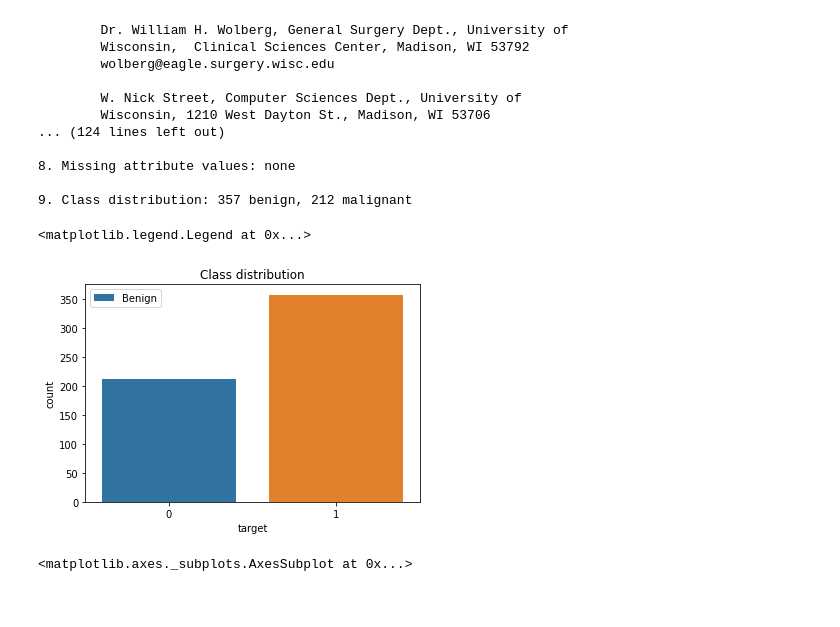
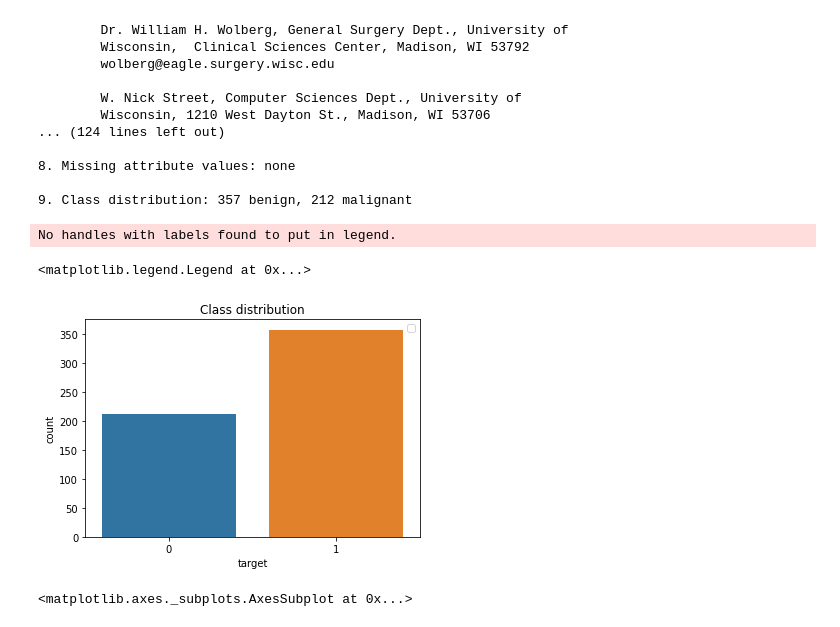
Before and after one commit to Rolkarolka/Classification-evaluation, a Jupyter notebook: Analysis.ipynb, the cells around one changed output. Drawn from its saved outputs; the diff is of its cells as text; code cells hidden in the pictures.

```diff
--- a/Analysis.ipynb
+++ b/Analysis.ipynb
@@ -73,9 +51,10 @@ def create_boxplots(data):
 # %%
 sns.countplot(x='target', data = data)
 plt.title('Class distribution')
-plt.legend(labels=["Benign","Maligan"])
+plt.legend()
 
-#TODO 2 in legend
+#0 -malignant 1-benign
 # %% [output]
-<matplotlib.legend.Legend at 0x...>
+No handles with labels found to put in legend.
+<matplotlib.legend.Legend at 0x...>
-[figure, old version]
+[figure, new version]
```
Also changed, not shown: parts of 13 cells of this notebook.
